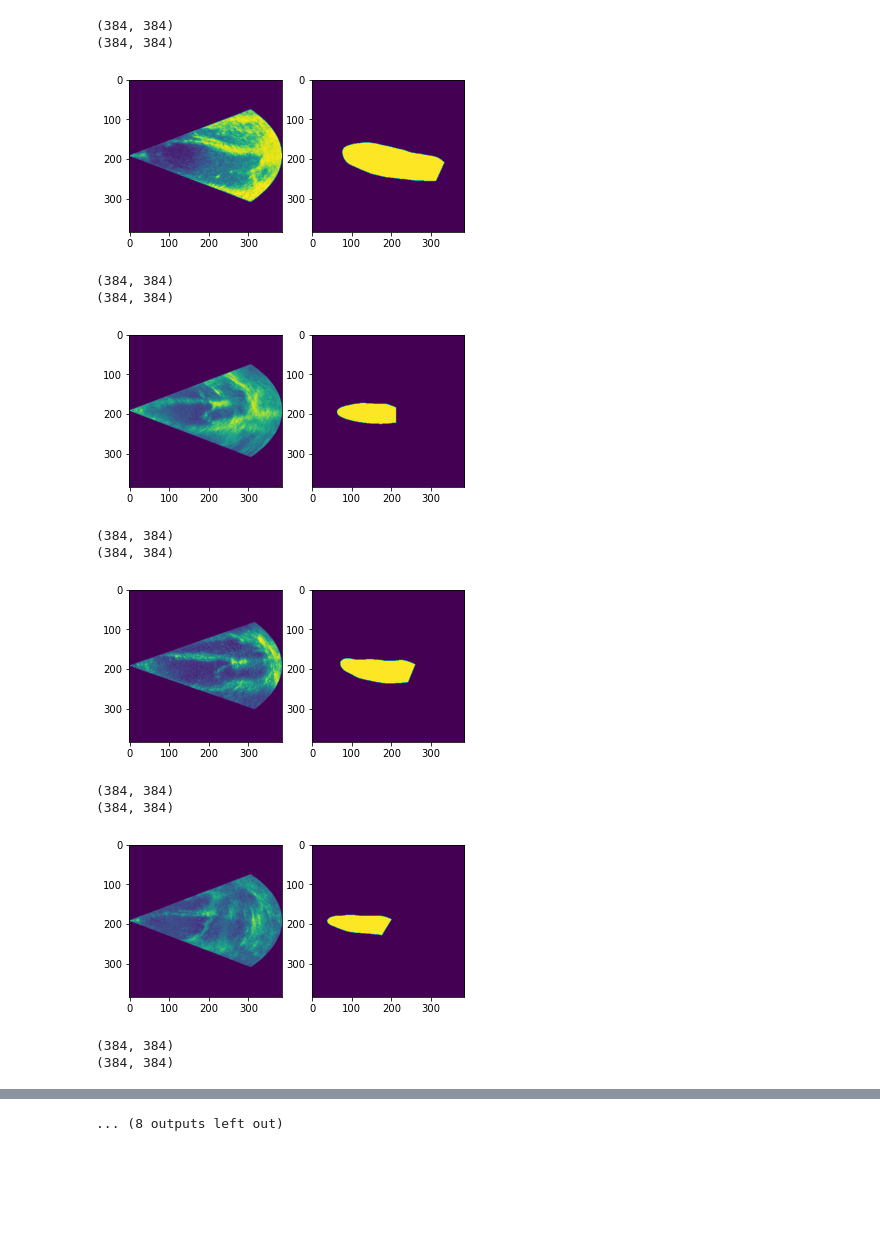
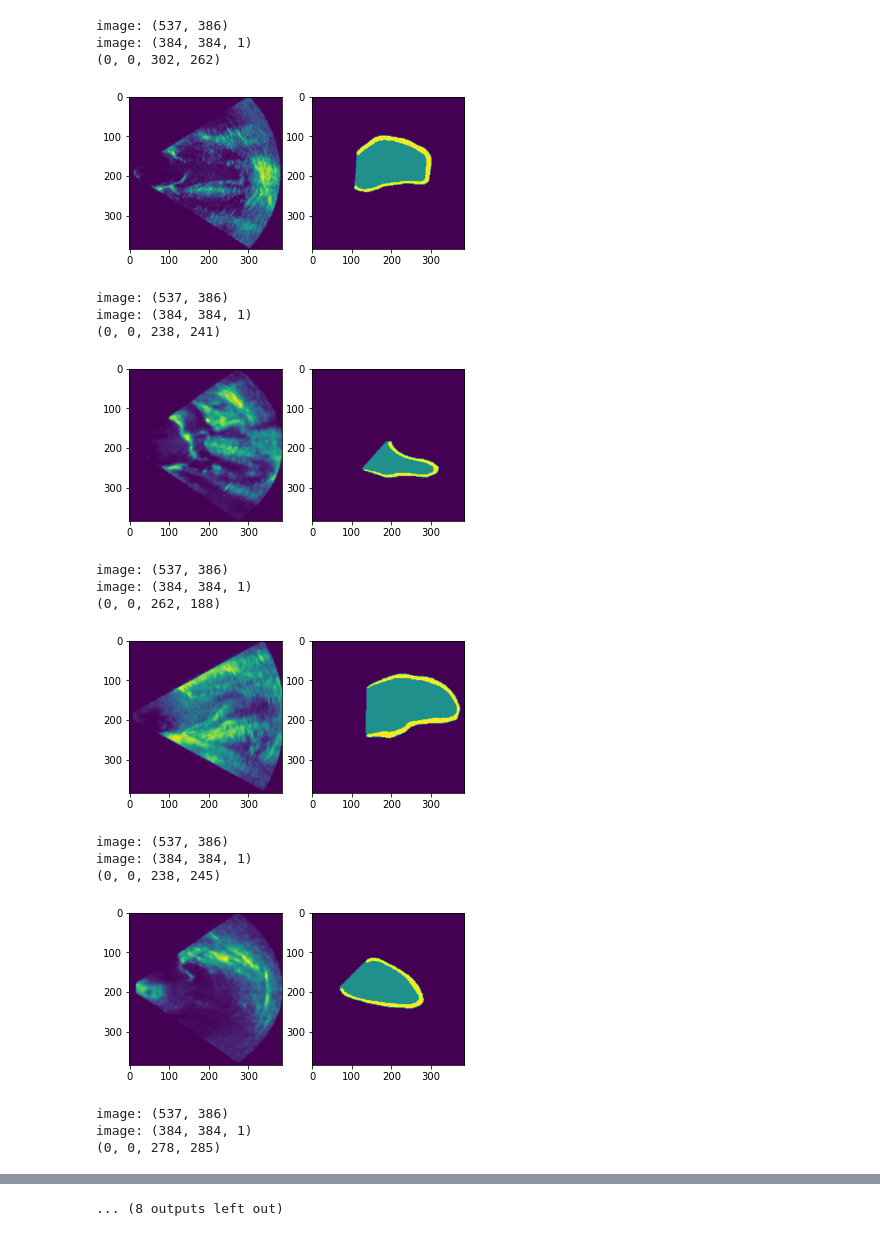
Before and after one commit to eolweus/TDT4265-project, a Jupyter notebook: train2.ipynb, the cells around one changed output, grey strips where cells are left out. Cells and saved outputs as stored; diff of their text form; code cells hidden in the pictures; blank space fills up the shorter version.

Commit message:
make augmentation and tee masks work

```diff
--- a/train2.ipynb
+++ b/train2.ipynb
@@ -51,24 +51,30 @@ plt.show()
 # %%
 import train
 import utils.plotter as plotter
 
 data = train.create_dataset()
 tte_test_data, tee_test_data = train.load_test_data()
 for i in range(10):
     # plotter.plot_with_augmentations(tee_test_data, i)
-    plotter.plot_image_and_mask_test(tee_test_data, i)
+    # plotter.plot_with_augmentations(tee_test_data, i)
+    plotter.plot_image_and_mask(tee_test_data, i)
 # %% [output]
-(384, 384)
-(384, 384)
+image: (537, 386)
+image: (384, 384, 1)
+(0, 0, 302, 262)
-[figure, old version]
+[figure, new version]
-(384, 384)
-(384, 384)
+image: (537, 386)
+image: (384, 384, 1)
+(0, 0, 238, 241)
-[figure, old version]
+[figure, new version]
-(384, 384)
-(384, 384)
+image: (537, 386)
+image: (384, 384, 1)
+(0, 0, 262, 188)
-[figure, old version]
+[figure, new version]
-(384, 384)
-(384, 384)
+image: (537, 386)
+image: (384, 384, 1)
+(0, 0, 238, 245)
-[figure, old version]
+[figure, new version]
-(384, 384)
-(384, 384)
+image: (537, 386)
+image: (384, 384, 1)
+(0, 0, 278, 285)
```
Also changed, not shown: parts of 1 cell of this notebook, 4 other files.
